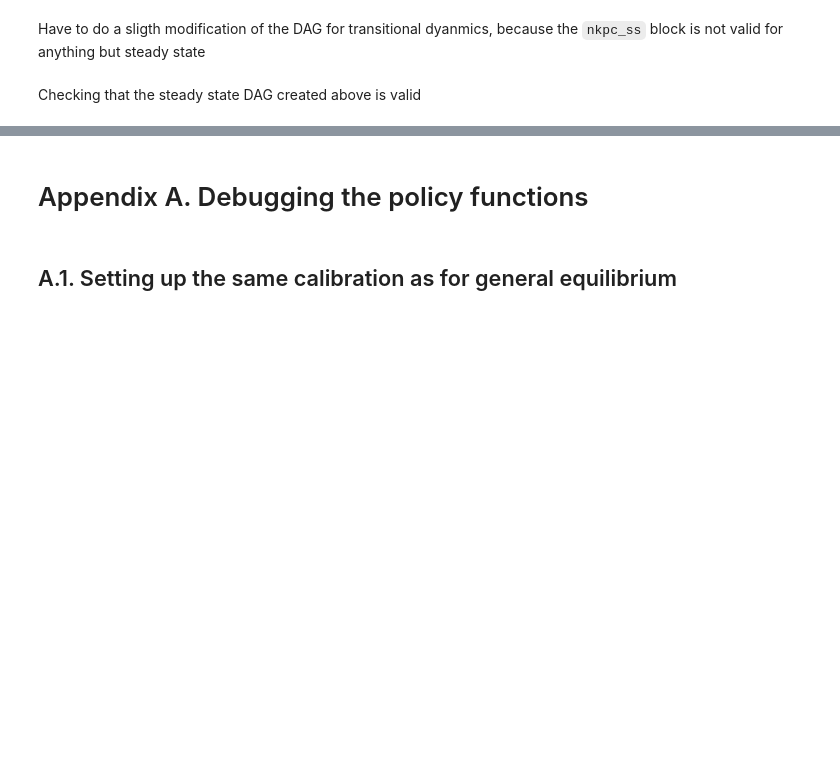
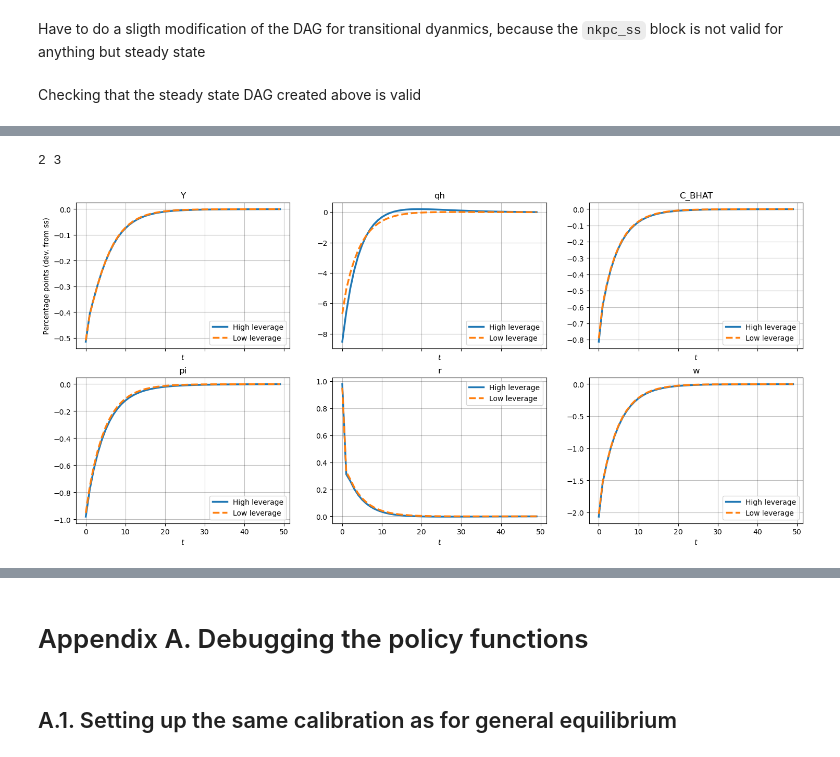
Before and after one commit to thom364e/sequence-jacobian, a Jupyter notebook: notebooks/housing_main_v2.ipynb, the cells around one changed output, grey strips where cells are left out. Cells and saved outputs as stored; diff of their text form; code cells hidden in the pictures; blank space fills up the shorter version.

```diff
--- a/notebooks/housing_main_v2.ipynb
+++ b/notebooks/housing_main_v2.ipynb
@@ -83,7 +81,8 @@ def firm(N, w, Z, pi, mu, kappa):
 
 @simple
 def monetary(pi, rstar, phi):
-    r = (1 + rstar(-1) + phi * pi(-1)) / (1 + pi) - 1
+    # r = (1 + rstar(-1) + phi * pi(-1)) / (1 + pi) - 1
+    r = (1 + rstar(-1) + phi * pi(-1)) - pi - 1
     return r
 
 @simple
@@ -176,0 +143,8 @@ qh*H/(4*Y): 3.8637044068597897
+# %%
+# solve for steady state in a low leverage economy with gamma = 0.4
+calibration_lowlev = calibration.copy()
+calibration_lowlev['gamma'] = 0.2
+# calibration_lowlev['BBAR'] = 0.4
+
+unknowns_ss = {'beta': 0.937266818342156, 'varphi': 0.8025483962473203, 'qh': 5.99193013178212}
+ss_ll = hank_ss.solve_steady_state(calibration_lowlev, unknowns_ss, targets_ss, solver="hybr")
@@ -435,0 +496,27 @@ Warning: Could not load "C:\Users\thoma\anaconda3\Library\bin\gvplugin_pango.dll
+# %%
+# setup
+T = 300
+exogenous = ['rstar', 'Z', 'gamma']
+unknowns = ['pi', 'w', 'N', 'qh']
+targets = ['nkpc_res', 'goods_mkt', 'wage_res', 'house_mkt']
+
+# construct the shock path for rstar
+rho_r, sig_r = 0.8, 0.01
+rho_gamma, sig_gamma = 0.8, 0.1
+ss_lowleverage = hank.steady_state(ss_ll)
+rstar_path = {"rstar": sig_r * rho_r ** (np.arange(T))}
+gamma_path = {"gamma": sig_gamma * rho_gamma ** (np.arange(T))}
+
+control = {"gamma": sig_gamma * rho_gamma ** (np.arange(T))}
+shock = {"rstar": sig_r * rho_r ** (np.arange(T)), "gamma": sig_gamma * rho_gamma ** (np.arange(T))}
+shock_nogam = {"rstar": sig_r * rho_r ** (np.arange(T))}
+
+# compute nonlinear impulse responses
+# td_nonlin_control = hank.solve_impulse_nonlinear(ss, unknowns, targets, control)
+# td_nonlin_shock = hank.solve_impulse_nonlinear(ss, unknowns, targets, shock)
+
+# td_nonlin_shock_nogam = hank.solve_impulse_nonlinear(ss, unknowns, targets, shock_nogam)
+
+# # compute nonlinear impulse responses
+td_nonlin = hank.solve_impulse_nonlinear(ss, unknowns, targets, rstar_path)
+td_nonlin_ll = hank.solve_impulse_nonlinear(ss_lowleverage, unknowns, targets, rstar_path)
@@ -435,0 +552,6 @@ Warning: Could not load "C:\Users\thoma\anaconda3\Library\bin\gvplugin_pango.dll
+# %%
+utils.show_irfs([td_nonlin, td_nonlin_ll], ['Y', 'qh', 'C_BHAT',
+                                            'pi', 'r', 'w'], labels=["High leverage", "Low leverage"], figsize=(18,8))
+# %% [output]
+2 3
+[figure, added]
```
Also changed, not shown: parts of 60 cells of this notebook, 2 other files.
